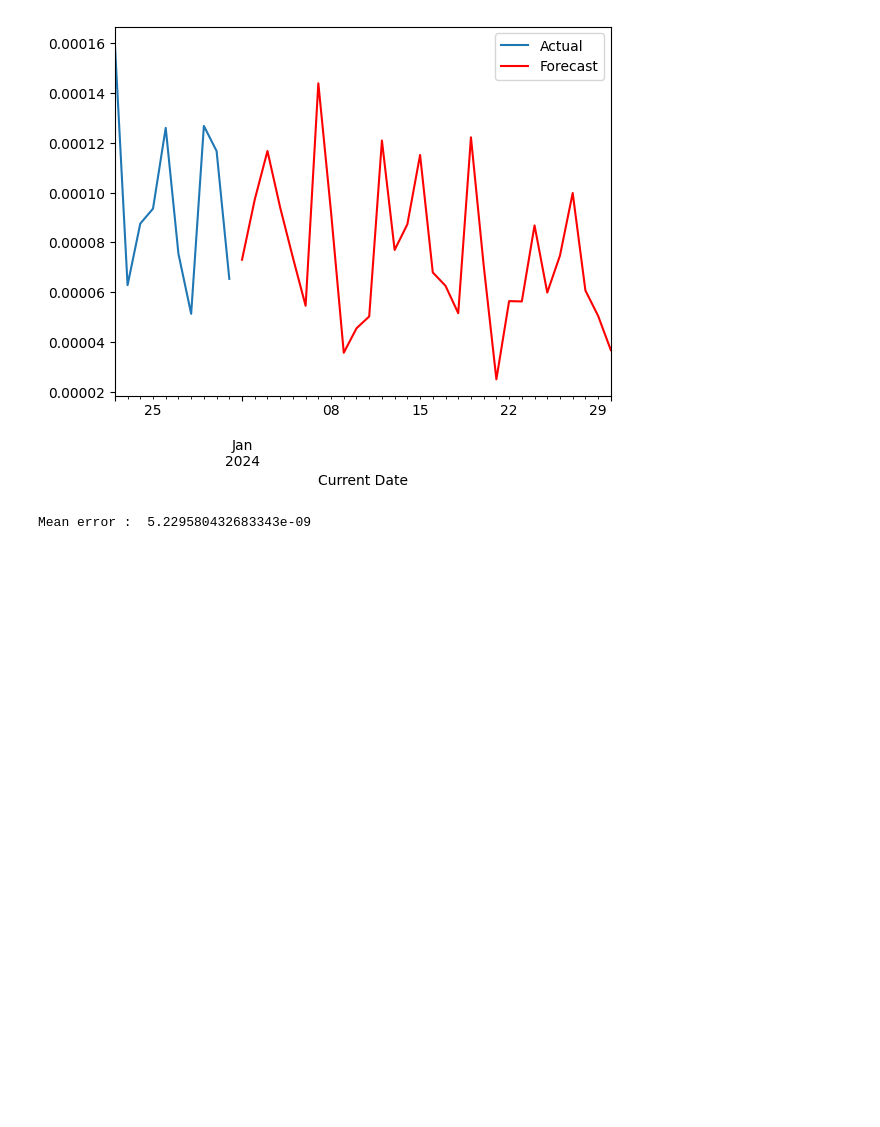
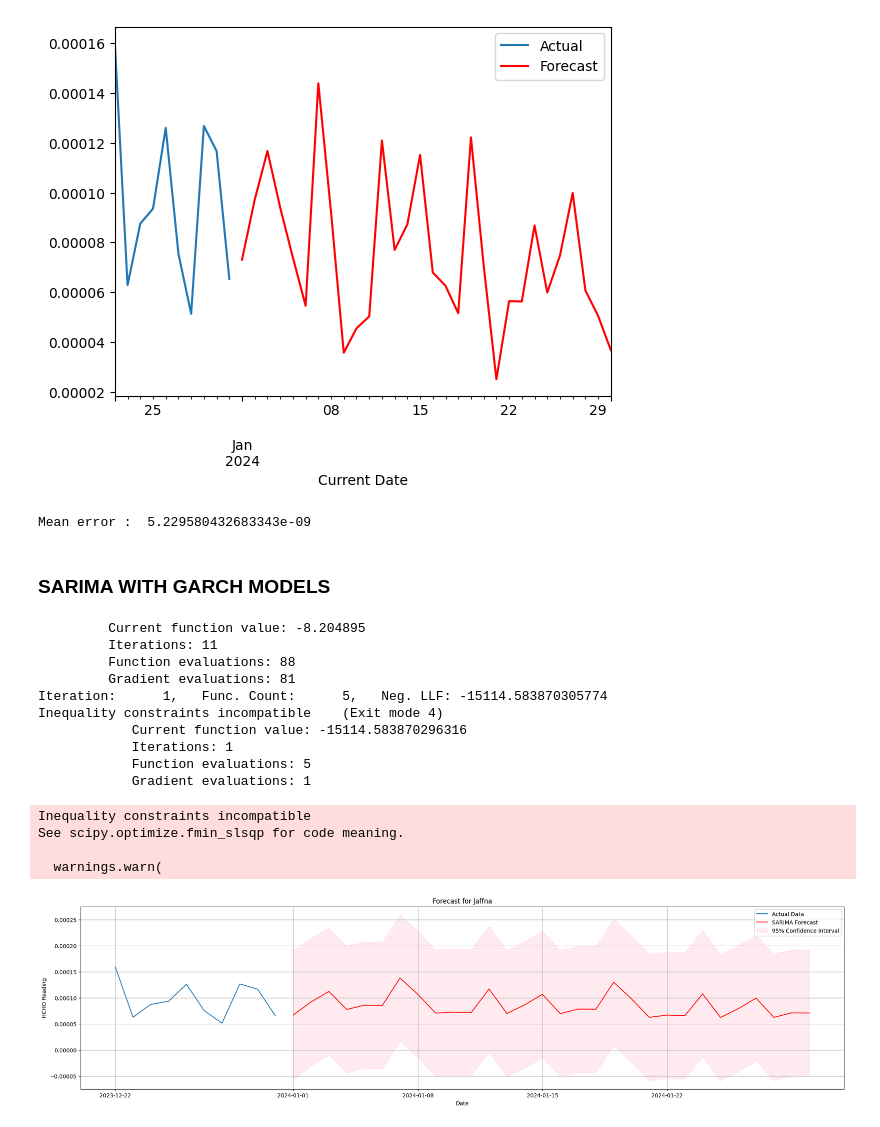
Before and after one commit to VinukaSilva/HCHO-Prediction, a Jupyter notebook: Future Forecasting.ipynb, the cells around one changed output. Cells and saved outputs as stored; diff of their text form; code cells hidden in the pictures; blank space fills up the shorter version.

```diff
--- a/Future Forecasting.ipynb
+++ b/Future Forecasting.ipynb
@@ -1021,3 +1022,61 @@ mean_error = sum(errors) / len(errors)
 print("Mean error : ", mean_error)
 # %% [output]
 Mean error :  5.229580432683343e-09
+# %% [markdown]
+### SARIMA WITH GARCH MODELS
+# %%
+# Fit SARIMA model
+sarima_model = SARIMAX(jaffna_data["HCHO Reading"], order=(1, 1, 1), seasonal_order=(1, 1, 1, 12))
+sarima_result = sarima_model.fit(maxiter=1000, method='bfgs')
+
+# Get residuals from SARIMA model
+residuals = sarima_result.resid
+
+# Fit GARCH(1, 1) model on the residuals of the SARIMA model
+garch_model = arch_model(residuals, vol='Garch', p=1, q=1)
+garch_result = garch_model.fit()
+
+# Forecasting the next 30 steps with SARIMA
+sarima_forecast = sarima_result.get_forecast(steps=30)
+mean_forecast = sarima_forecast.predicted_mean
+
+# Forecasting the next 30 steps with GARCH
+garch_forecast = garch_result.forecast(horizon=30)
+variance_forecast = garch_forecast.variance.values[-1, :]
+
+last_observation = jaffna_data.index[-1]
+forecast_index = pd.date_range(start=last_observation + pd.Timedelta(days=1), periods=30, freq='D')
+
+plt.figure(figsize=(25, 6))
+plt.plot(jaffna_data.index[-10:], jaffna_data["HCHO Reading"][-10:], label='Actual Data')
+
+# Make sure you have the correct number of forecasts to match your new index
+plt.plot(forecast_index, mean_forecast, label='SARIMA Forecast', color='red')
+
+# Plot the confidence interval
+upper_bound = mean_forecast + 1.96 * np.sqrt(variance_forecast)
+lower_bound = mean_forecast - 1.96 * np.sqrt(variance_forecast)
+plt.fill_between(forecast_index, lower_bound, upper_bound, color='pink', alpha=0.3, label='95% Confidence Interval')
+
+plt.title('Forecast for Jaffna')
+plt.xlabel('Date')
+plt.ylabel('HCHO Reading')
+plt.legend()
+plt.grid(True)
+plt.show()
+# %% [output]
+         Current function value: -8.204895
+         Iterations: 11
+         Function evaluations: 88
+         Gradient evaluations: 81
+Iteration:      1,   Func. Count:      5,   Neg. LLF: -15114.583870305774
+Inequality constraints incompatible    (Exit mode 4)
+            Current function value: -15114.583870296316
+            Iterations: 1
+            Function evaluations: 5
+            Gradient evaluations: 1
+Inequality constraints incompatible
+See scipy.optimize.fmin_slsqp for code meaning.
+
+  warnings.warn(
+[figure, added]
```
Also changed, not shown: parts of 3 cells of this notebook, 1 other file.
